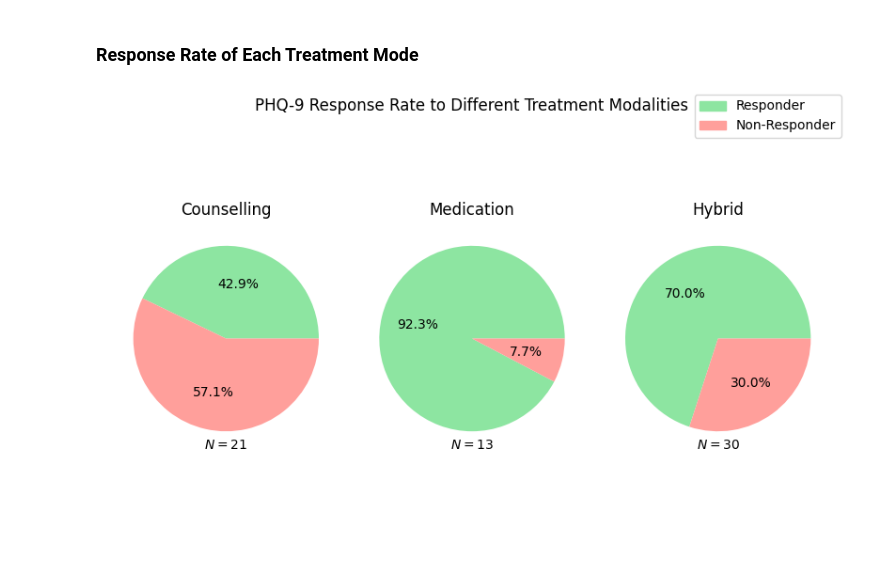
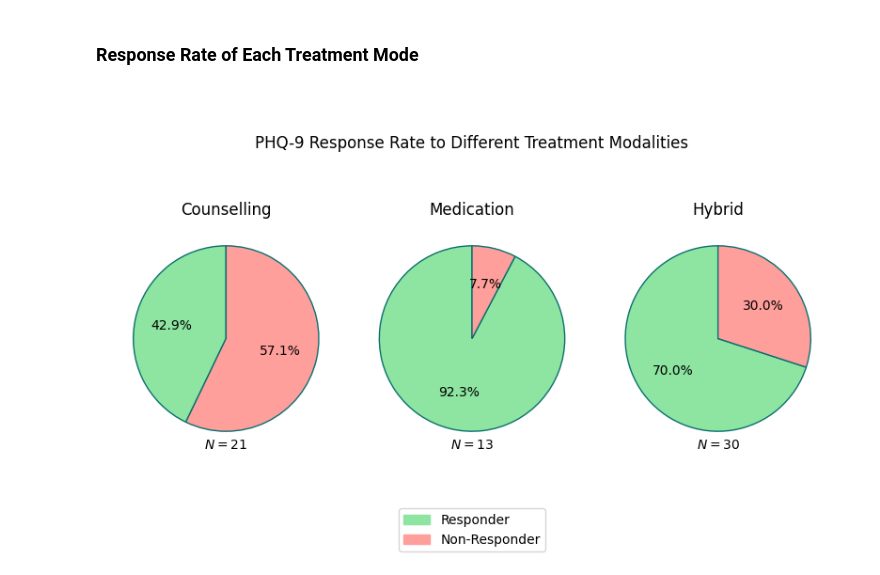
Before and after one commit to akaeii/telomere-mental-health, a Jupyter notebook: exploratory_data_analysis.ipynb, the cells around one changed output. Saved outputs shown, nothing was run; the diff lists cells and outputs as text; code cells hidden in the pictures.

```diff
--- a/exploratory_data_analysis.ipynb
+++ b/exploratory_data_analysis.ipynb
@@ -245,13 +245,14 @@ hamd_responders_fig.savefig("figures/(HAMD) Proportion of Responders by Treatmen
 hamd_response_mode_fig, hamd_response_mode_ax = plt.subplots(1,3, figsize=(8,5))
 hamd_response_mode_ax.flatten()
 
-hamd_response_mode_fig.suptitle("HAMD Response Rate to Different Treatment Modalities")
+hamd_response_mode_fig.suptitle("HAMD Response Rate to Different Treatment Modalities", y=0.9)
 
 for axis, response_data, mode in zip(hamd_response_mode_ax, hamd_mode_response, mode_names):
     response_sum = len(response_data)
     response_rate = response_data.value_counts().sort_index()
 
-    hrm_wedges, hrm_texts, hrm_autotexts = axis.pie(response_rate,  autopct='%1.1f%%', colors=palette[2:])
+    hrm_wedges, hrm_texts, hrm_autotexts = axis.pie(response_rate,  autopct='%1.1f%%', colors=palette[2:],
+                                                    startangle=90, wedgeprops={"edgecolor":(0.043, 0.435, 0.435, 1.0), "linewidth":1})
 
     axis.text(0,-1.15, s=f"$N = {response_sum}$",
               ha="center",
@@ -263,7 +264,7 @@ colors = [w.get_facecolor() for w in hrm_wedges]
 labels = ["Responder", "Non-Responder"]
 handles = [Patch(color=c, label=str(l)) for c, l in zip(colors, labels)]
 
-hamd_response_mode_fig.legend(handles=handles)
+hamd_response_mode_fig.legend(handles=handles, loc="lower center")
 
 hamd_response_mode_fig.tight_layout()
 hamd_response_mode_fig.savefig("figures/HAMD Response Rate By Treatment Mode", dpi=300)
@@ -352,30 +355,31 @@ phq9_responders_fig.savefig("figures/(PHQ9) Proportion of Responders by Treatmen
 # %%
 phq9_response_fig, phq9_response_ax = plt.subplots(1,3, figsize=(8,5))
 phq9_response_ax.flatten()
 
-phq9_response_fig.suptitle("PHQ-9 Response Rate to Different Treatment Modalities")
+phq9_response_fig.suptitle("PHQ-9 Response Rate to Different Treatment Modalities", y=0.9)
 
 for axis, response_data, mode in zip(phq9_response_ax, phq9_mode_response, mode_names):
     response_sum = len(response_data)
     response_rate = response_data.value_counts().sort_index()
 
-    wedges, texts, autotexts = axis.pie(response_rate,  autopct='%1.1f%%', colors= palette[2:])
+    wedges, texts, autotexts = axis.pie(response_rate,  autopct='%1.1f%%', colors= palette[2:],
+                                        startangle=90, wedgeprops={"edgecolor":(0.043, 0.435, 0.435, 1.0), "linewidth":1})
 
     axis.text(0,-1.15, s=f"$N = {response_sum}$",
               ha="center",
               va="center")
 
     axis.set(title=mode)
 
 colors = [w.get_facecolor() for w in wedges]
 labels = ["Responder", "Non-Responder"]
 handles = [Patch(color=c, label=str(l)) for c, l in zip(colors, labels)]
 
-phq9_response_fig.legend(handles=handles)
+phq9_response_fig.legend(handles=handles, loc="lower center")
 
 phq9_response_fig.tight_layout()
 phq9_response_fig.savefig("figures/PHQ9 Response Rate By Treatment Mode.png", dpi=300)
 # %% [output]
-[figure, old version]
+[figure, new version]
 # %%
 plt.close("all")
```
Also changed, not shown: parts of 4 cells of this notebook, 4 other files.
